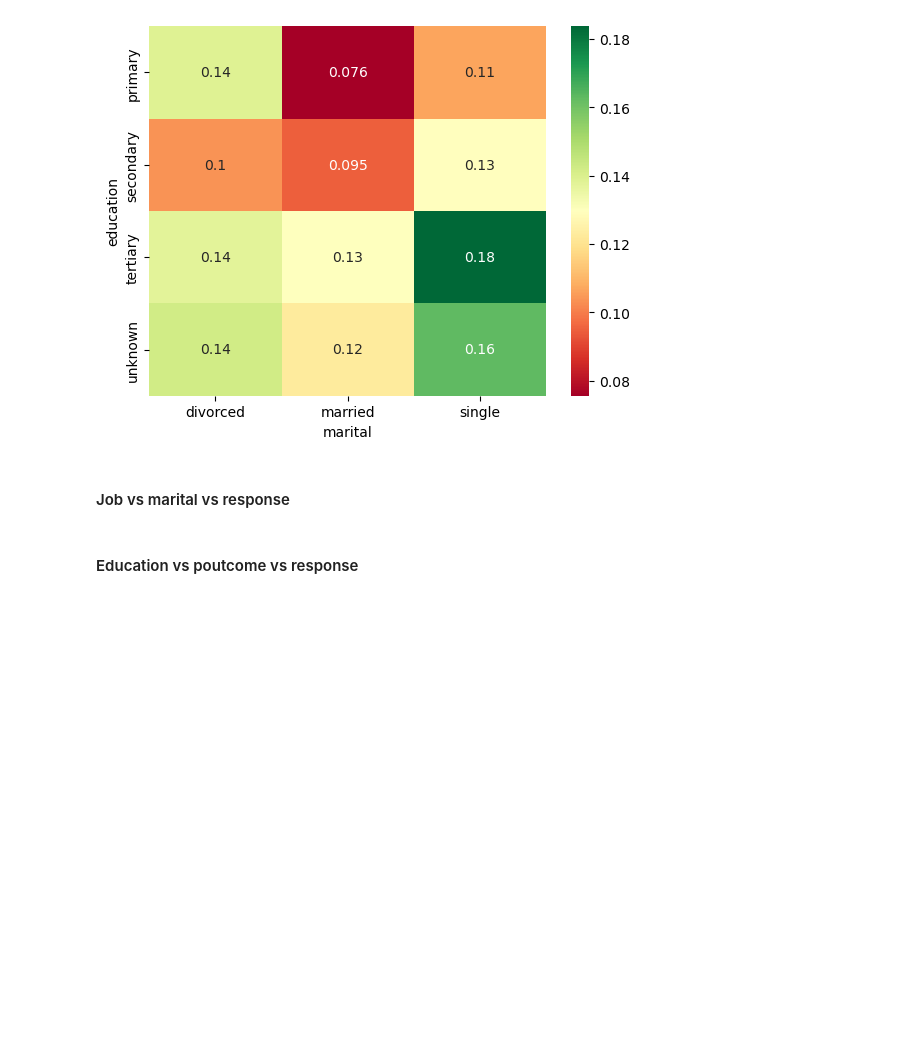
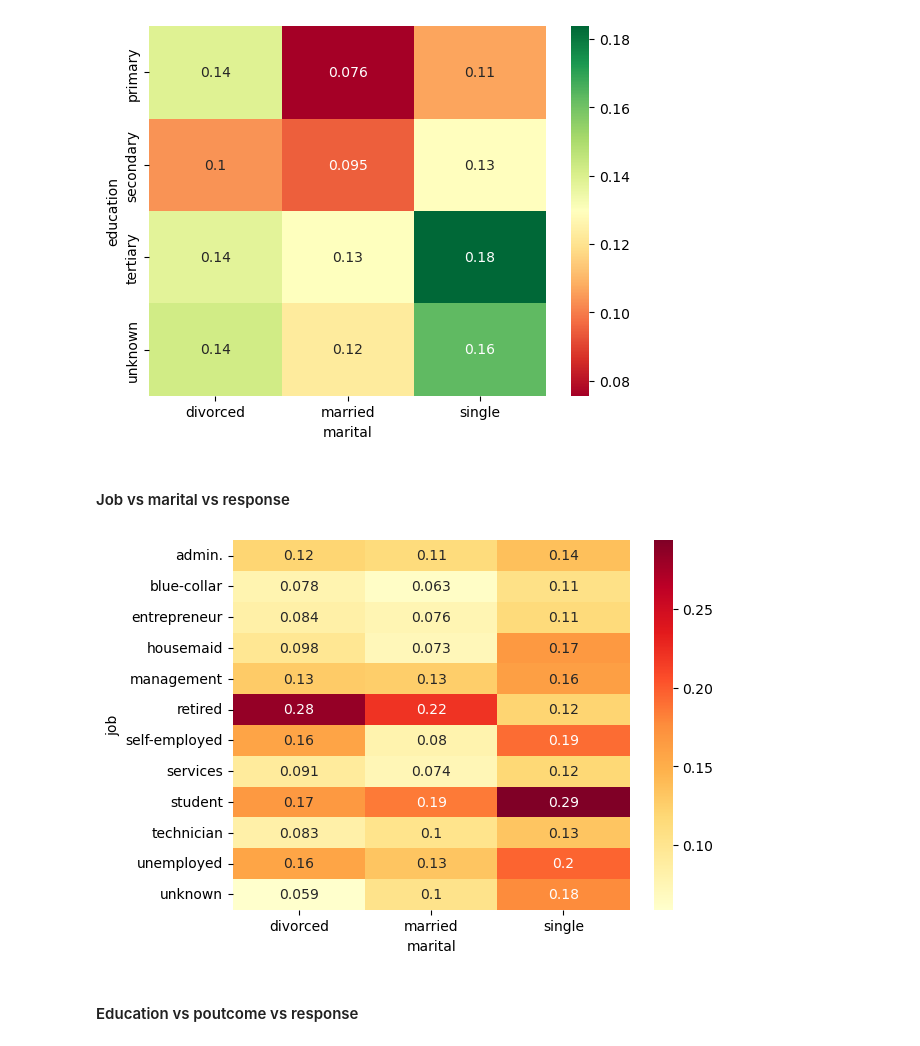
Before and after one commit to Ashik-Mohammed-S/EDA, a Jupyter notebook: Bank+Marketing+Campaign_EDA-blank+notebook.ipynb, the cells around one changed output. Drawn from its saved outputs; the diff is of its cells as text; code cells hidden in the pictures; blank space fills up the shorter version.

```diff
--- a/Bank+Marketing+Campaign_EDA-blank+notebook.ipynb
+++ b/Bank+Marketing+Campaign_EDA-blank+notebook.ipynb
@@ -844,6 +844,11 @@ plt.show()
 #### Job vs marital vs response
 # %%
 #create the heat map of Job vs marital vs response_flag.
+gr=pd.pivot_table(data=inp1,index="job",columns="marital",values="response_flag")
+sns.heatmap(gr,annot= True, cmap="YlOrRd")
+plt.show()
+# %% [output]
+[figure, added]
 # %% [markdown]
 #### Education vs poutcome vs response
 # %%
```
Also changed, not shown: parts of 1 cell of this notebook.
